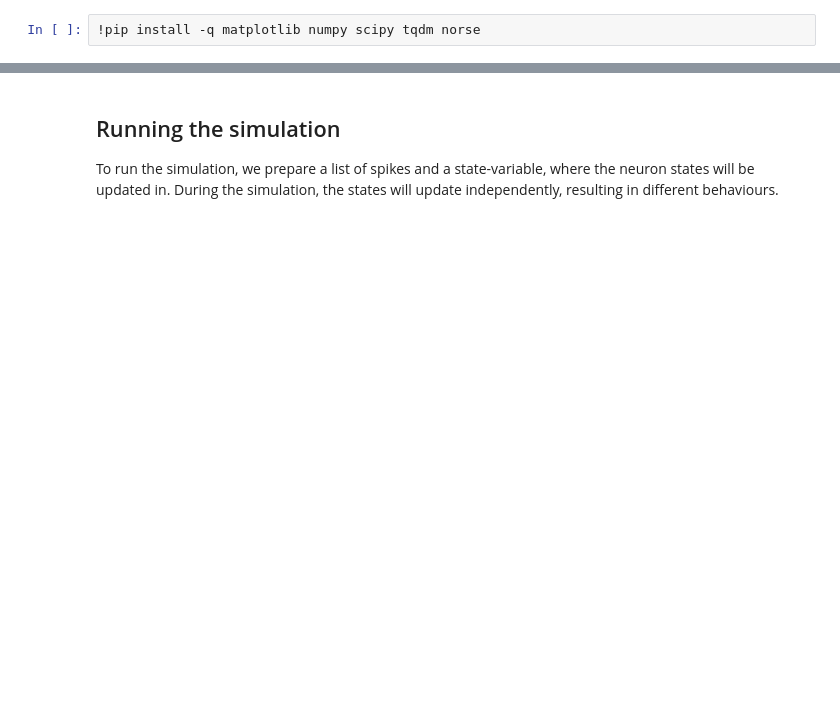
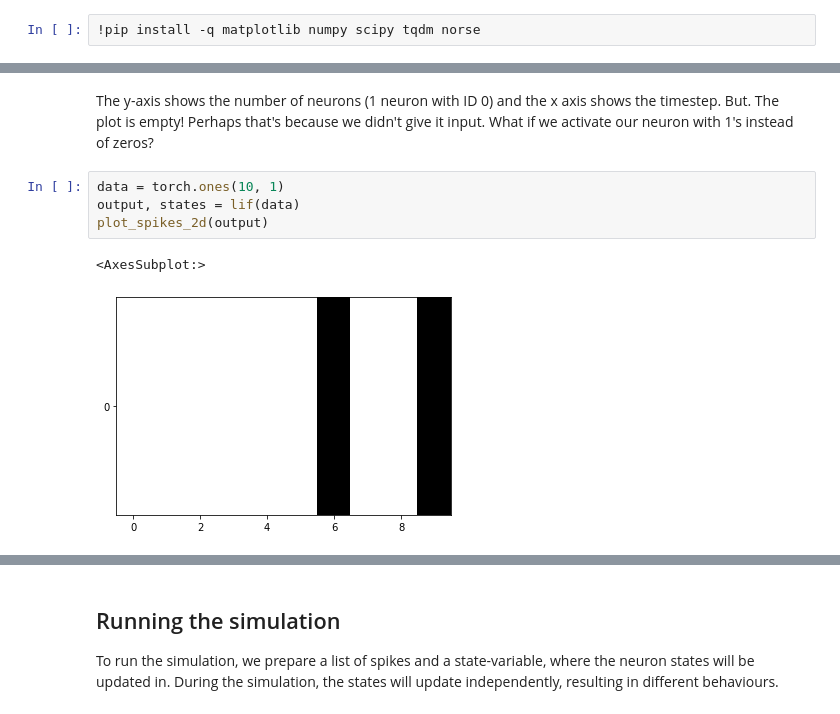
Before and after one commit to norse/notebooks, a Jupyter notebook: intro_plotting.ipynb, the cells around one changed output, grey strips where cells are left out. Cells and saved outputs as stored; diff of their text form; blank space fills up the shorter version.

```diff
--- a/intro_plotting.ipynb
+++ b/intro_plotting.ipynb
@@ -30,0 +53,11 @@ LIFCell(p=LIFParameters(tau_syn_inv=tensor(200.), tau_mem_inv=tensor(100.), v_le
+# %% [markdown]
+The y-axis shows the number of neurons (1 neuron with ID 0) and the x axis shows the timestep.
+But. The plot is empty!
+Perhaps that's because we didn't give it input. What if we activate our neuron with 1's instead of zeros?
+# %%
+data = torch.ones(10, 1)
+output, states = lif(data)
+plot_spikes_2d(output)
+# %% [output]
+<AxesSubplot:>
+[figure, added]
```
Also changed, not shown: parts of 33 cells of this notebook, 2 other files.
